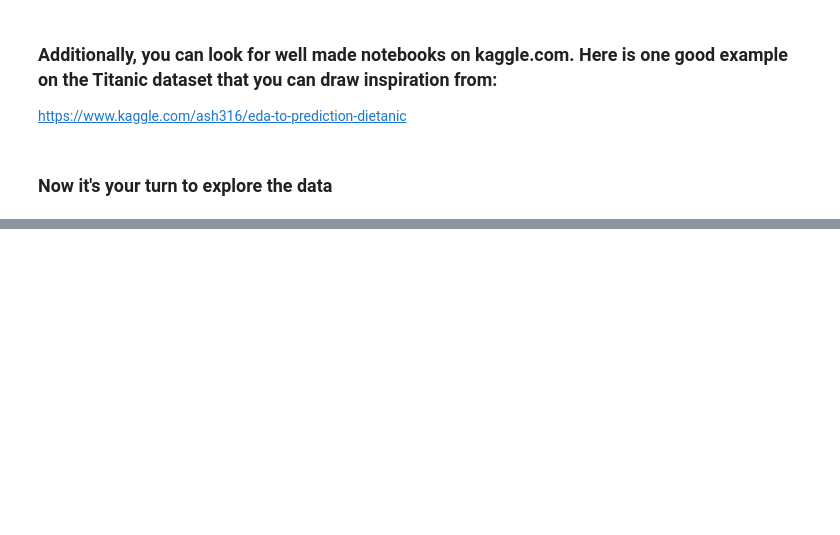
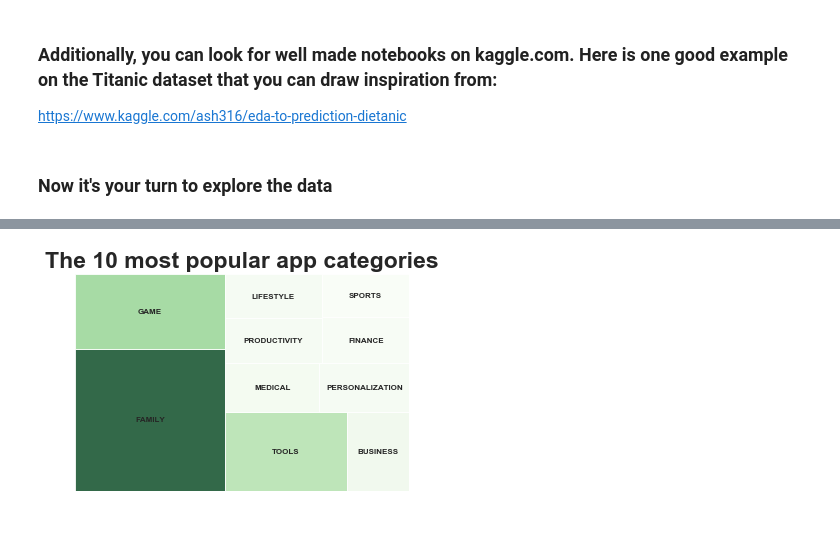
Before and after one commit to mustakarhu/ELY-Python-for-Data-Science, a Jupyter notebook: Project - Google Apps Analysis.ipynb, the cells around one changed output, grey strips where cells are left out. Cells and saved outputs as stored; diff of their text form; code cells hidden in the pictures; blank space fills up the shorter version.

```diff
--- a/Project - Google Apps Analysis.ipynb
+++ b/Project - Google Apps Analysis.ipynb
@@ -130,0 +170,22 @@ sns.heatmap(apps.corr())
+# %%
+# Select the n most common categories and aggregate the rest of the categories in a single value
+n = 10
+categories = apps.Category.value_counts().head(n)
+
+# Tree map
+cmap = plt.cm.Greens
+mini=min(categories)
+maxi=max(categories)
+norm = matplotlib.colors.Normalize(vmin=mini, vmax=maxi)
+colors = [cmap(norm(value)) for value in categories]
+
+
+plt.title(f"The {n} most popular app categories",fontsize=23,fontweight="bold")
+plt.rcParams.update({'font.size':'8', 'font.weight':'bold'})
+ax = squarify.plot(sizes = categories.tolist(), label = categories.index, alpha = 0.8, color= colors)
+plt.axis('off')
+
+
+plt.show()
+# %% [output]
+[figure, added]
```
Also changed, not shown: parts of 12 cells of this notebook.
